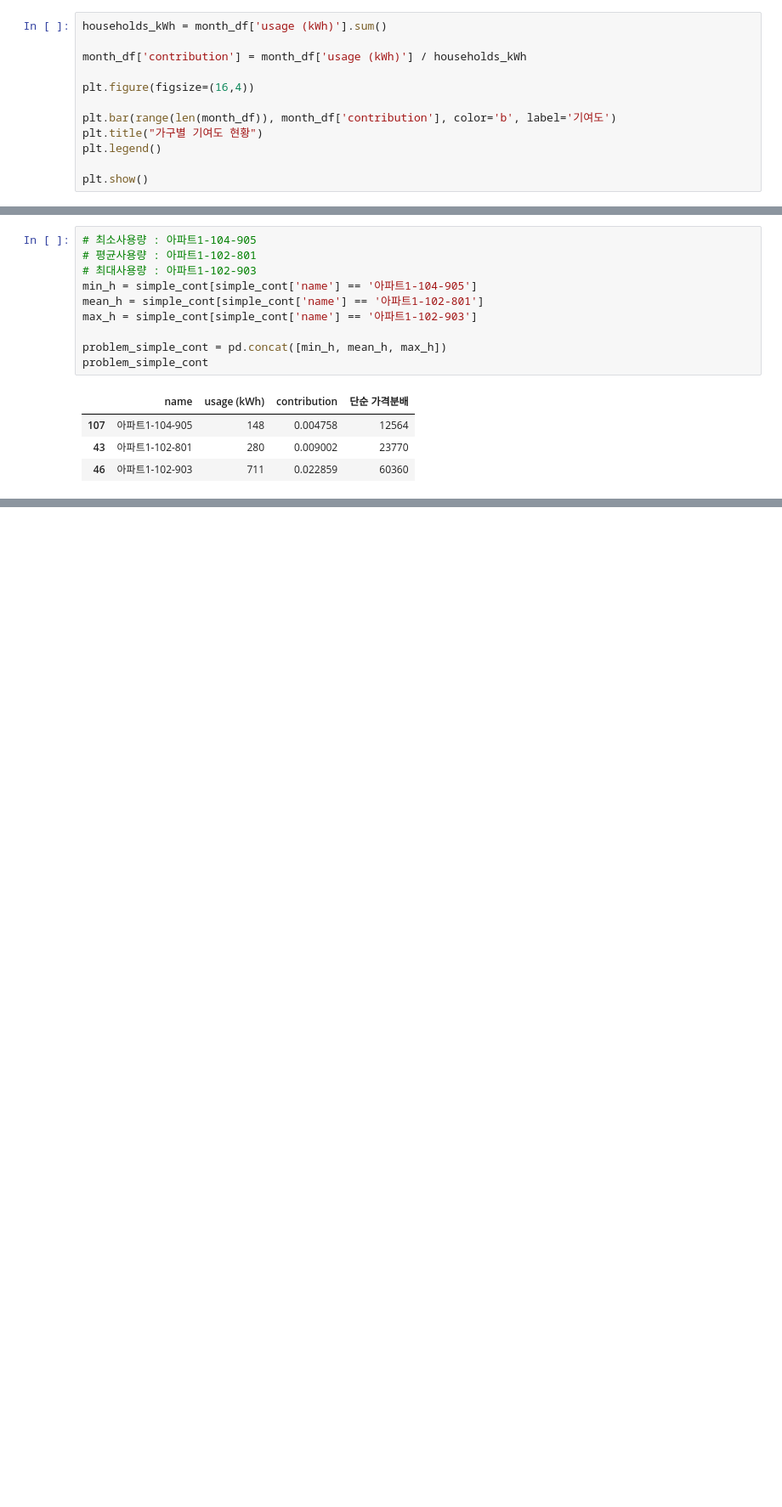
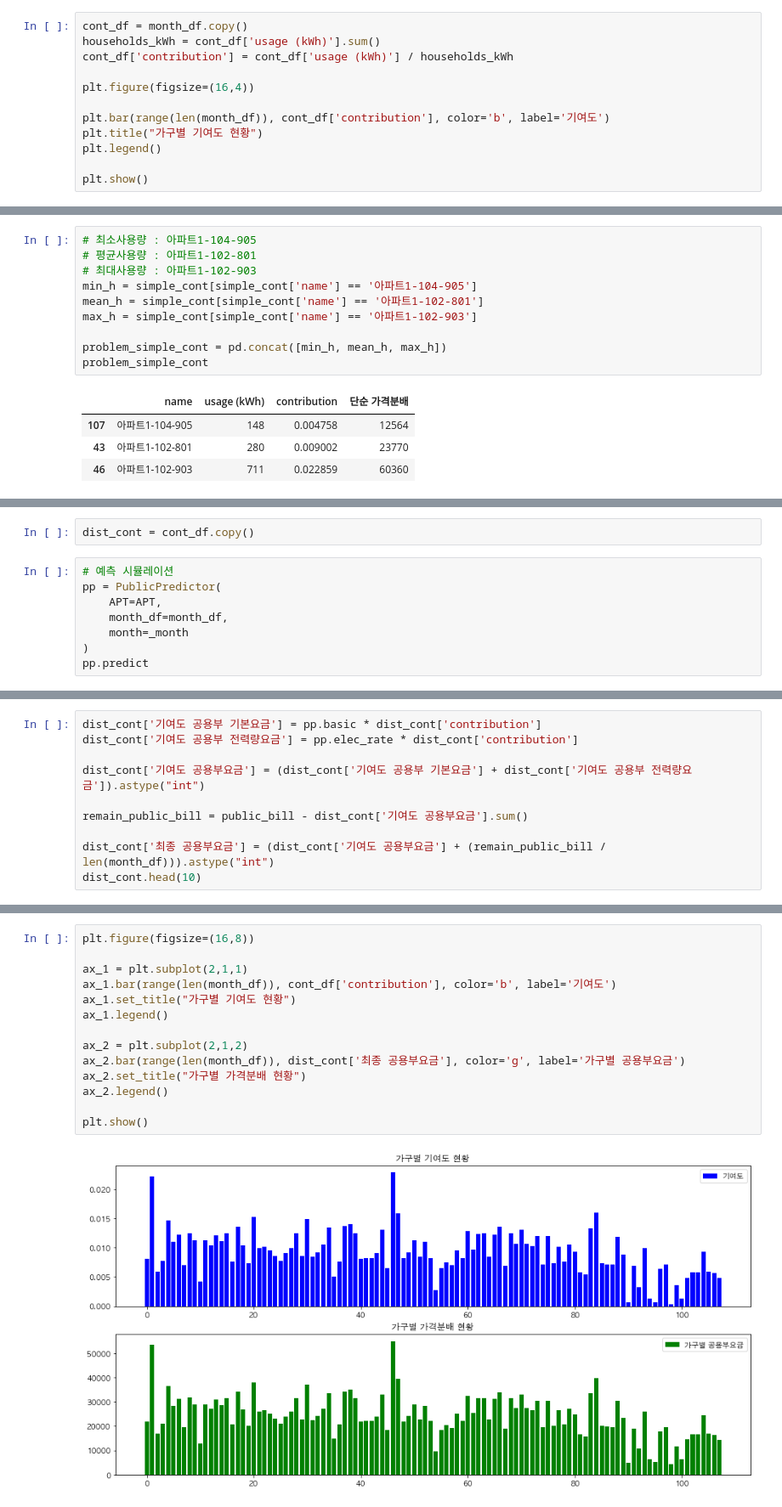
Before and after one commit to formegusto/distribution-public-fee, a Jupyter notebook: pt1. 개인별 가격분배.ipynb, the cells around one changed output, grey strips where cells are left out. Shown at 85% size. Cells and saved outputs as stored; diff of their text form; blank space fills up the shorter version.

```diff
--- a/pt1. 개인별 가격분배.ipynb
+++ b/pt1. 개인별 가격분배.ipynb
@@ -59,13 +59,13 @@ _public_bill
 # %% [markdown]
 # 기여도 산정
 # %%
-households_kWh = month_df['usage (kWh)'].sum()
-
-month_df['contribution'] = month_df['usage (kWh)'] / households_kWh
+cont_df = month_df.copy()
+households_kWh = cont_df['usage (kWh)'].sum()
+cont_df['contribution'] = cont_df['usage (kWh)'] / households_kWh
 
 plt.figure(figsize=(16,4))
 
-plt.bar(range(len(month_df)), month_df['contribution'], color='b', label='기여도')
+plt.bar(range(len(month_df)), cont_df['contribution'], color='b', label='기여도')
 plt.title("가구별 기여도 현황")
 plt.legend()
 
@@ -124,0 +127,10 @@ problem_simple_cont
+# %%
+dist_cont = cont_df.copy()
+# %%
+# 예측 시뮬레이션
+pp = PublicPredictor(
+    APT=APT,
+    month_df=month_df,
+    month=_month
+)
+pp.predict
@@ -124,0 +142,10 @@ problem_simple_cont
+# %%
+dist_cont['기여도 공용부 기본요금'] = pp.basic * dist_cont['contribution']
+dist_cont['기여도 공용부 전력량요금'] = pp.elec_rate * dist_cont['contribution']
+
+dist_cont['기여도 공용부요금'] = (dist_cont['기여도 공용부 기본요금'] + dist_cont['기여도 공용부 전력량요금']).astype("int")
+
+remain_public_bill = public_bill - dist_cont['기여도 공용부요금'].sum()
+
+dist_cont['최종 공용부요금'] = (dist_cont['기여도 공용부요금'] + (remain_public_bill / len(month_df))).astype("int")
+dist_cont.head(10)
@@ -124,0 +164,16 @@ problem_simple_cont
+# %%
+plt.figure(figsize=(16,8))
+
+ax_1 = plt.subplot(2,1,1)
+ax_1.bar(range(len(month_df)), cont_df['contribution'], color='b', label='기여도')
+ax_1.set_title("가구별 기여도 현황")
+ax_1.legend()
+
+ax_2 = plt.subplot(2,1,2)
+ax_2.bar(range(len(month_df)), dist_cont['최종 공용부요금'], color='g', label='가구별 공용부요금')
+ax_2.set_title("가구별 가격분배 현황")
+ax_2.legend()
+
+plt.show()
+# %% [output]
+[figure, added]
```
Also changed, not shown: parts of 31 cells of this notebook.
